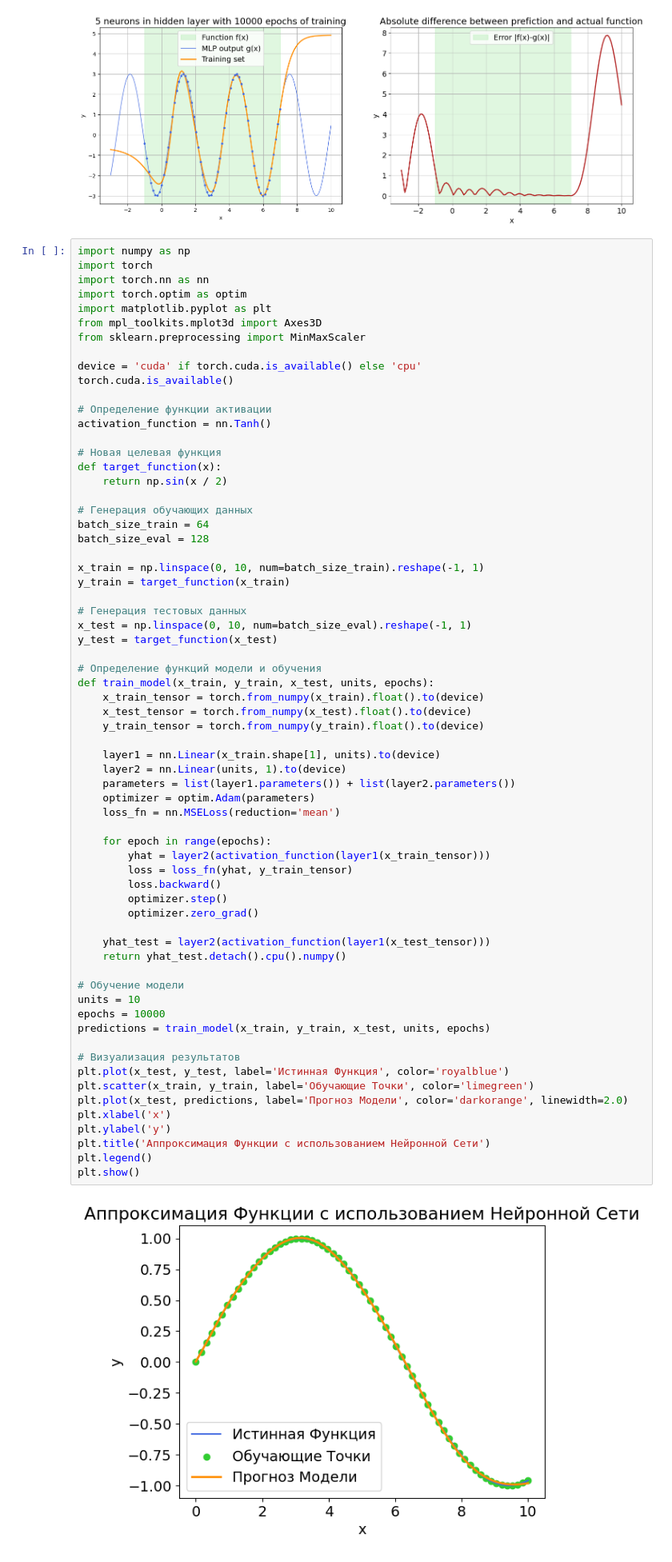
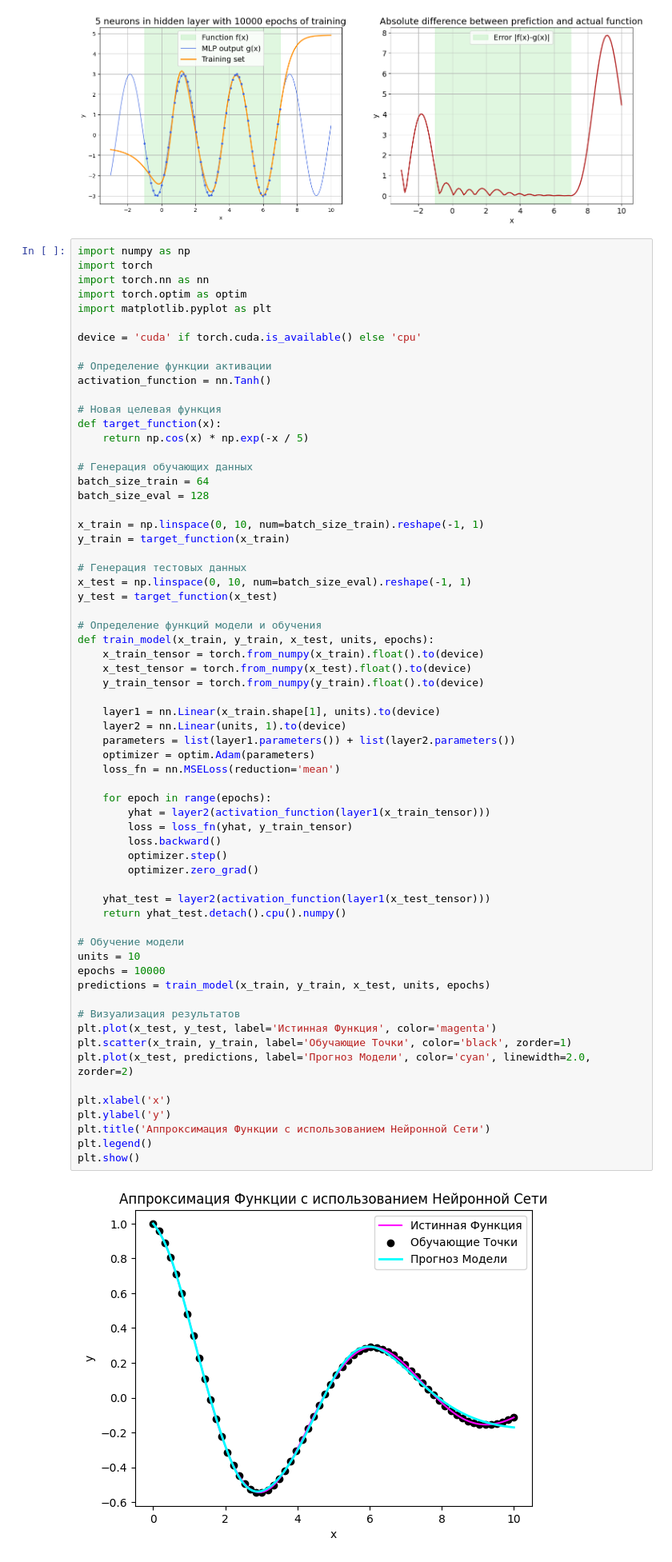
Before and after one commit to Vlada390/MOgit, a Jupyter notebook: lab3.ipynb, the cells around one changed output. Shown: that part at 80% size. Cells and saved outputs as stored; diff of their text form.

```diff
--- a/lab3.ipynb
+++ b/lab3.ipynb
@@ -118,18 +118,15 @@ import torch
 import torch.nn as nn
 import torch.optim as optim
 import matplotlib.pyplot as plt
-from mpl_toolkits.mplot3d import Axes3D
-from sklearn.preprocessing import MinMaxScaler
 
 device = 'cuda' if torch.cuda.is_available() else 'cpu'
-torch.cuda.is_available()
 
 # Определение функции активации
 activation_function = nn.Tanh()
 
 # Новая целевая функция
 def target_function(x):
-    return np.sin(x / 2)
+    return np.cos(x) * np.exp(-x / 5)
 
 # Генерация обучающих данных
 batch_size_train = 64
@@ -149,34 +146,35 @@ def train_model(x_train, y_train, x_test, units, epochs):
     y_train_tensor = torch.from_numpy(y_train).float().to(device)
 
     layer1 = nn.Linear(x_train.shape[1], units).to(device)
     layer2 = nn.Linear(units, 1).to(device)
     parameters = list(layer1.parameters()) + list(layer2.parameters())
     optimizer = optim.Adam(parameters)
     loss_fn = nn.MSELoss(reduction='mean')
 
     for epoch in range(epochs):
         yhat = layer2(activation_function(layer1(x_train_tensor)))
         loss = loss_fn(yhat, y_train_tensor)
         loss.backward()
         optimizer.step()
         optimizer.zero_grad()
 
     yhat_test = layer2(activation_function(layer1(x_test_tensor)))
     return yhat_test.detach().cpu().numpy()
 
 # Обучение модели
 units = 10
 epochs = 10000
 predictions = train_model(x_train, y_train, x_test, units, epochs)
 
 # Визуализация результатов
-plt.plot(x_test, y_test, label='Истинная Функция', color='royalblue')
-plt.scatter(x_train, y_train, label='Обучающие Точки', color='limegreen')
-plt.plot(x_test, predictions, label='Прогноз Модели', color='darkorange', linewidth=2.0)
+plt.plot(x_test, y_test, label='Истинная Функция', color='magenta')
+plt.scatter(x_train, y_train, label='Обучающие Точки', color='black', zorder=1)
+plt.plot(x_test, predictions, label='Прогноз Модели', color='cyan', linewidth=2.0, zorder=2)
+
 plt.xlabel('x')
 plt.ylabel('y')
 plt.title('Аппроксимация Функции с использованием Нейронной Сети')
 plt.legend()
 plt.show()
 # %% [output]
-[figure, old version]
+[figure, new version]
```
